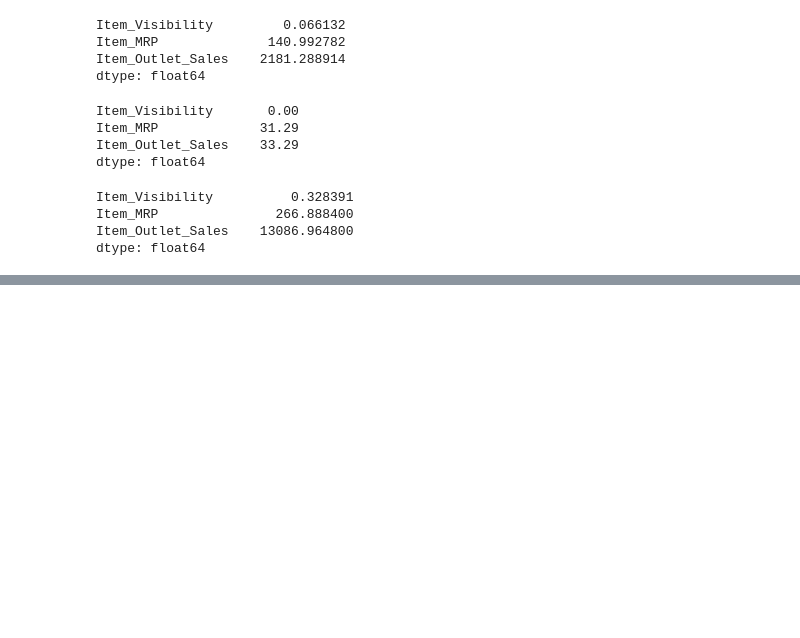
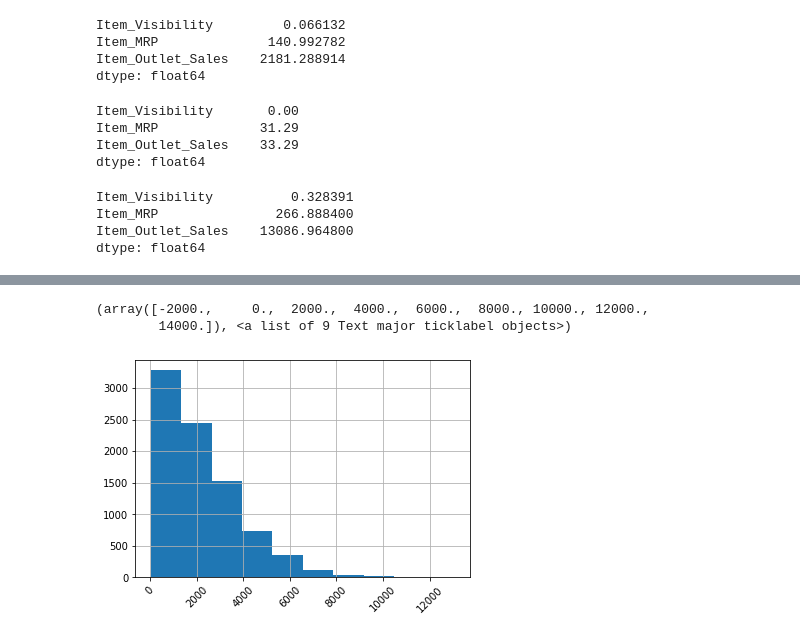
Before and after one commit to AaronRM9416/Food_Sales, a Jupyter notebook: Food_sales_project.ipynb, the cells around one changed output, grey strips where cells are left out. Drawn from its saved outputs; the diff is of its cells as text; code cells hidden in the pictures; blank space fills up the shorter version.

```diff
--- a/Food_sales_project.ipynb
+++ b/Food_sales_project.ipynb
@@ -228,0 +275,7 @@ dtype: float64
+# %%
+df['Item_Outlet_Sales'].hist()
+plt.xticks(rotation = 45)
+# %% [output]
+(array([-2000.,     0.,  2000.,  4000.,  6000.,  8000., 10000., 12000.,
+        14000.]), <a list of 9 Text major ticklabel objects>)
+[figure, added]
```
Also changed, not shown: parts of 6 cells of this notebook.
